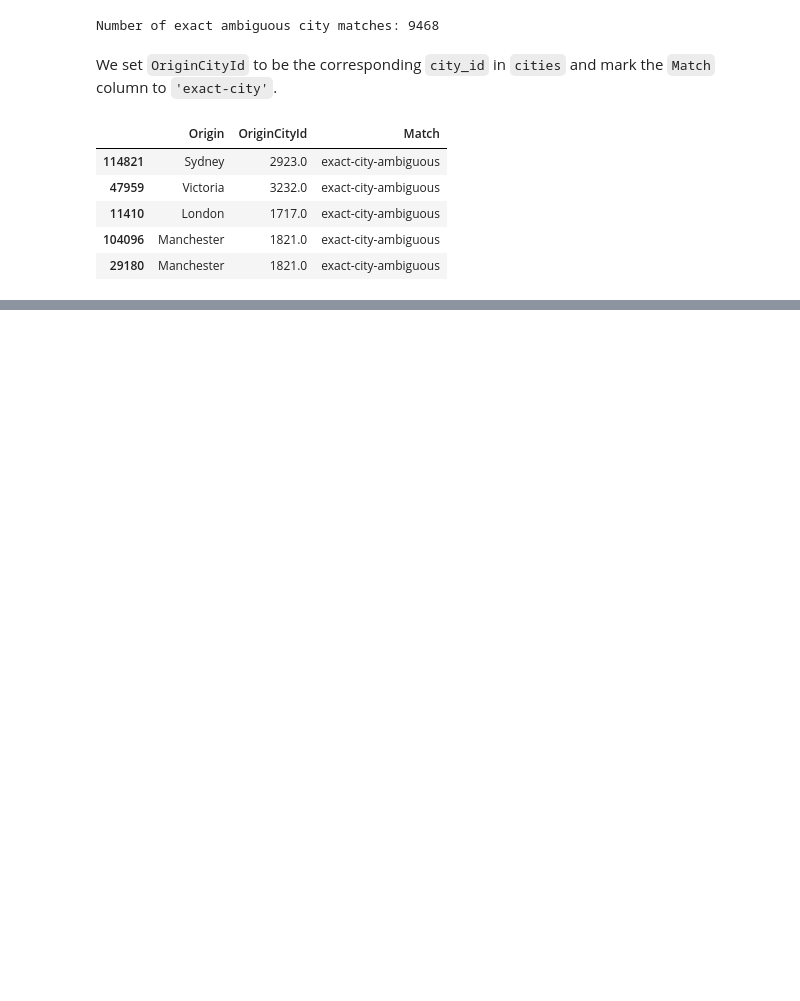
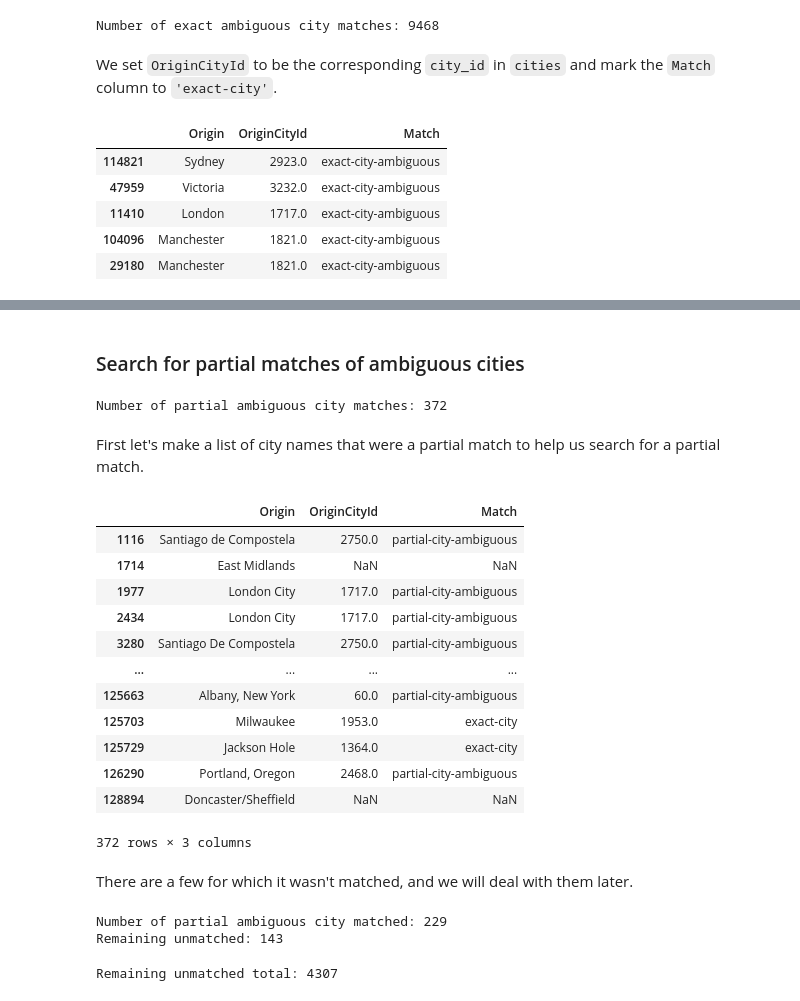
Before and after one commit to paulabondoc/airline-ratings-data-project, a Jupyter notebook: Script1 - Data_cleaning.ipynb, the cells around one changed output, grey strips where cells are left out. Cells and saved outputs as stored; diff of their text form; code cells hidden in the pictures; blank space fills up the shorter version.

Commit message:
Find partial matches of ambiguous city names that can be matched

```diff
--- a/Script1 - Data_cleaning.ipynb
+++ b/Script1 - Data_cleaning.ipynb
@@ -1509 +1513,54 @@ print(
 Remaining unmatched: 95
+# %% [markdown]
+### Search for partial matches of ambiguous cities
+# %%
+ambiguous_city_partial_index = dataset_with_origin_city.index[
+    (dataset_with_origin_city['Origin'].str.fullmatch(ambiguous_cities_regex, case=False) == False)
+    & (dataset_with_origin_city['Origin'].str.contains(ambiguous_cities_regex, case=False))
+    ]
+
+ambiguous_city_partial_index = ambiguous_city_partial_index.drop(airport_code_partial_index, errors='ignore')
+ambiguous_city_partial_index = ambiguous_city_partial_index.drop(airport_name_partial_index, errors='ignore')
+ambiguous_city_partial_index = ambiguous_city_partial_index.drop(airport_name_partial_index, errors='ignore')
+
+print("Number of partial ambiguous city matches:", len(ambiguous_city_partial_index))
+# %% [output]
+Number of partial ambiguous city matches: 372
+# %% [markdown]
+First let's make a list of city names that were a partial match to help us search for a partial match.
+# %%
+partial_ambiguous_city_list_list = dataset_with_origin_city.loc[ambiguous_city_partial_index, 'Origin'].str.findall(ambiguous_cities_regex).drop_duplicates().to_list()
+partial_ambiguous_city_list = [name[0] for name in partial_ambiguous_city_list_list if len(name) == 1]
+#partial_city_list
+# %%
+for city in partial_ambiguous_city_list:
+    # Index of all entries whose Origin is an partial match of an unambiguous city
+    matching_index = dataset_with_origin_city.loc[ambiguous_city_partial_index, 'Origin'][dataset_with_origin_city.loc[ambiguous_city_partial_index, 'Origin'].str.contains(city, case=False)].index
+
+    max_count_index = city_names_with_counts[city_names_with_counts['city'].str.fullmatch(city, case=False)]['counts'].idxmax()
+
+    if np.isnan(max_count_index) == False:
+        city_id = city_names_with_counts.loc[max_count_index, 'city_id']
+    else:
+        continue
+
+    dataset_with_origin_city.loc[matching_index, 'OriginCityId'] = city_id
+    dataset_with_origin_city.loc[matching_index, 'Match'] = 'partial-city-ambiguous'
+# %%
+dataset_with_origin_city.loc[ambiguous_city_partial_index, ['Origin', 'OriginCityId', 'Match']]
+# %% [output]
+|  | Origin | OriginCityId | Match |
+| 1116 | Santiago de Compostela | 2750.0 | partial-city-ambiguous |
+| 1714 | East Midlands | NaN | NaN |
+| 1977 | London City | 1717.0 | partial-city-ambiguous |
+| 2434 | London City | 1717.0 | partial-city-ambiguous |
+| 3280 | Santiago De Compostela | 2750.0 | partial-city-ambiguous |
+| ... | ... | ... | ... |
+| 125663 | Albany, New York | 60.0 | partial-city-ambiguous |
+| 125703 | Milwaukee | 1953.0 | exact-city |
+| 125729 | Jackson Hole | 1364.0 | exact-city |
+| 126290 | Portland, Oregon | 2468.0 | partial-city-ambiguous |
+| 128894 | Doncaster/Sheffield | NaN | NaN |
+372 rows × 3 columns
+# %% [markdown]
+There are a few for which it wasn't matched, and we will deal with them later.
@@ -1509,0 +1571,13 @@ Remaining unmatched: 95
+# %%
+print("Number of partial ambiguous city matched:", dataset_with_origin_city[dataset_with_origin_city['Match'] =='partial-city-ambiguous'].shape[0])
+print(
+    "Remaining unmatched:",
+    len(ambiguous_city_partial_index) - dataset_with_origin_city[dataset_with_origin_city['Match'] =='partial-city-ambiguous'].shape[0])
+# %% [output]
+Number of partial ambiguous city matched: 229
+Remaining unmatched: 143
+# %%
+# Check how many is left unmatched
+print("Remaining unmatched total:", dataset_with_origin_city['Match'].isna().sum())
+# %% [output]
+Remaining unmatched total: 4307
```
Also changed, not shown: parts of 3 cells of this notebook.
